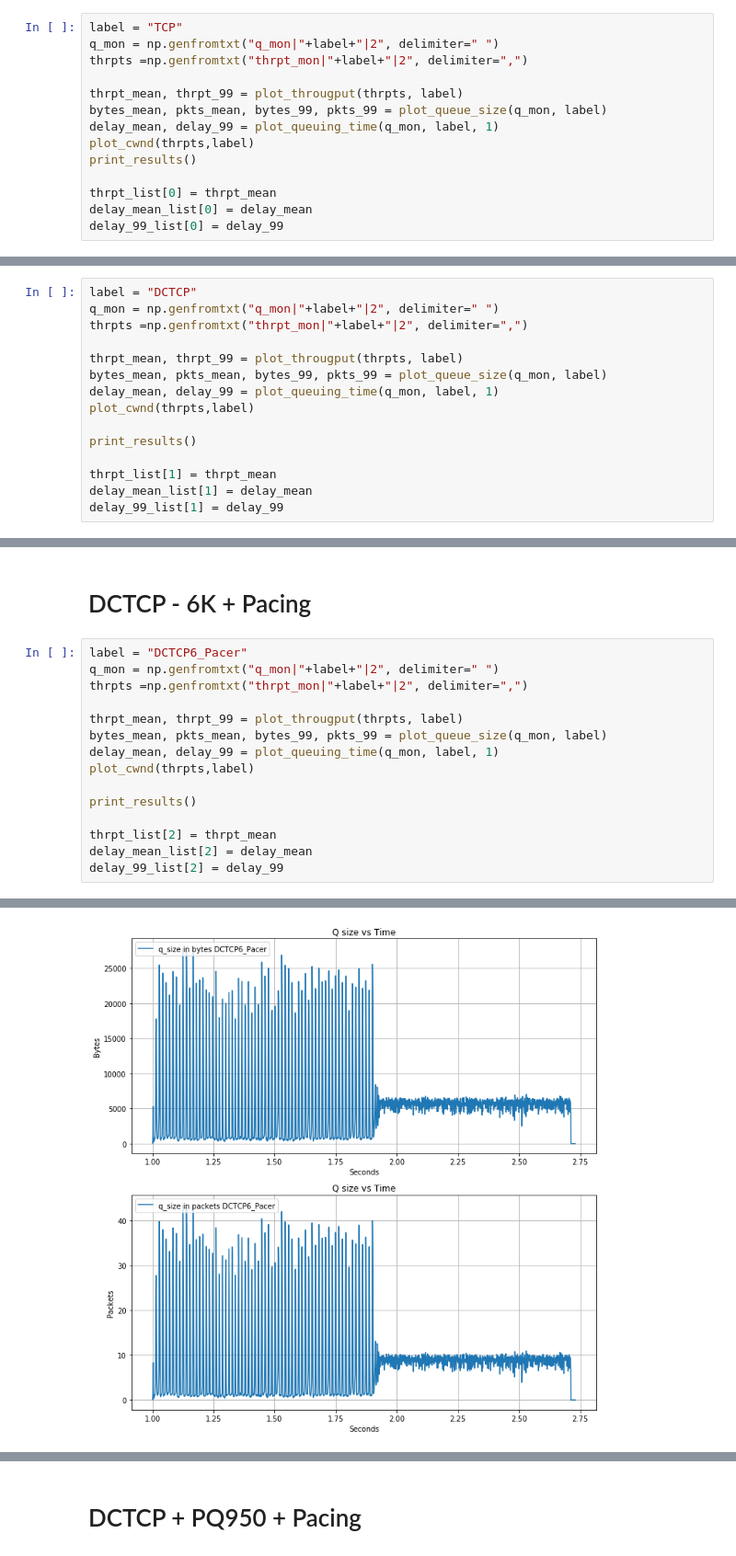
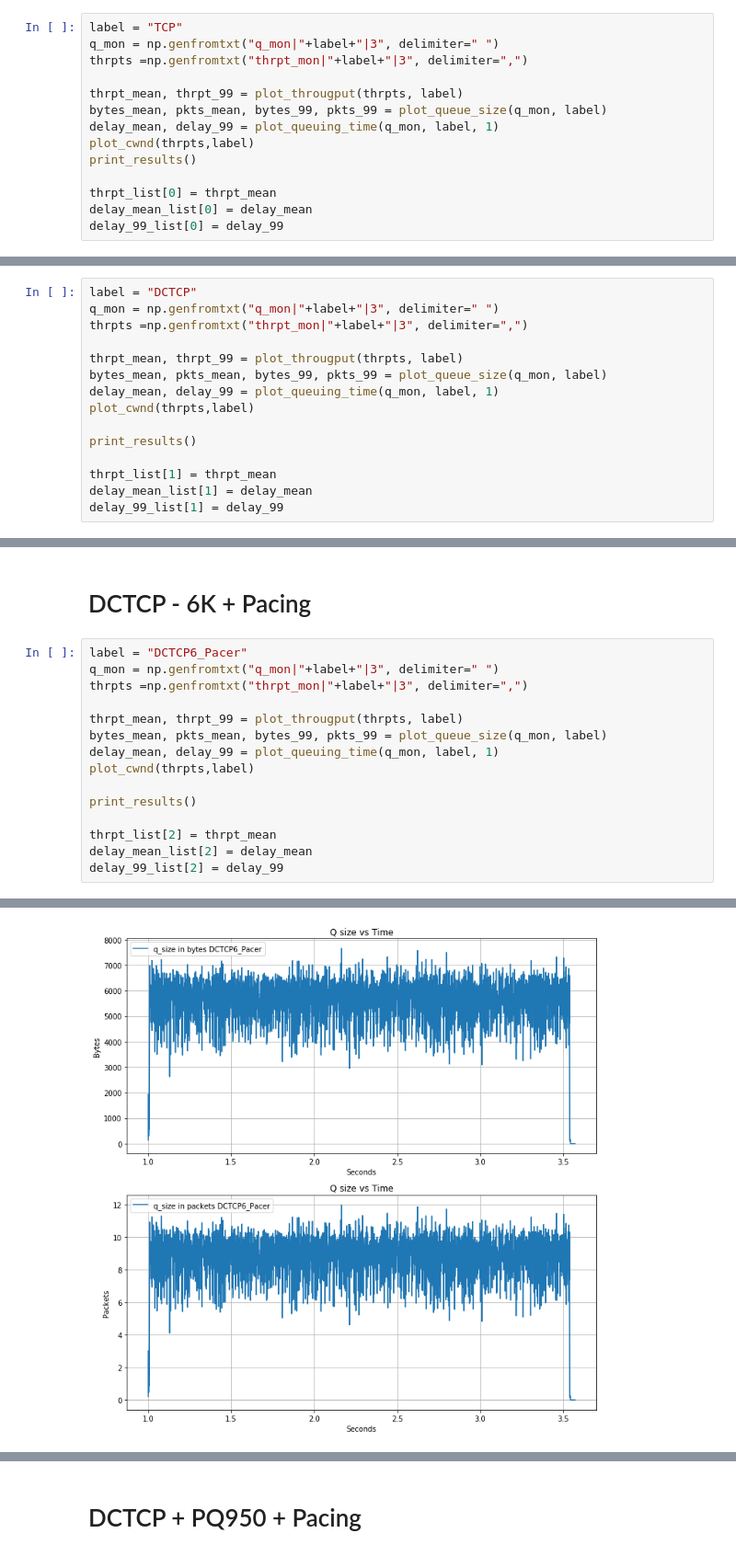
Before and after one commit to konspras/Implementation-and-end-to-end-Evaluation-of-the-HULL-Architecture, a Jupyter notebook: results/static_flow_100/Postprocess.ipynb, the cells around one changed output, grey strips where cells are left out. Shown at 92% size. Saved outputs shown, nothing was run; the diff lists cells and outputs as text.

```diff
--- a/results/static_flow_100/Postprocess.ipynb
+++ b/results/static_flow_100/Postprocess.ipynb
@@ -149,8 +149,8 @@ delay_99_list = [None]*4
 # TCP
 # %%
 label = "TCP"
-q_mon = np.genfromtxt("q_mon|"+label+"|2", delimiter=" ")
-thrpts =np.genfromtxt("thrpt_mon|"+label+"|2", delimiter=",")
+q_mon = np.genfromtxt("q_mon|"+label+"|3", delimiter=" ")
+thrpts =np.genfromtxt("thrpt_mon|"+label+"|3", delimiter=",")
 
 thrpt_mean, thrpt_99 = plot_througput(thrpts, label)
 bytes_mean, pkts_mean, bytes_99, pkts_99 = plot_queue_size(q_mon, label)
@@ -175,8 +175,8 @@ Mean thrpt in Mbps 931.3519813519814 and 99th percentile thrpt in Mbps 950.40000
 # DCTCP - 30K
 # %%
 label = "DCTCP"
-q_mon = np.genfromtxt("q_mon|"+label+"|2", delimiter=" ")
-thrpts =np.genfromtxt("thrpt_mon|"+label+"|2", delimiter=",")
+q_mon = np.genfromtxt("q_mon|"+label+"|3", delimiter=" ")
+thrpts =np.genfromtxt("thrpt_mon|"+label+"|3", delimiter=",")
 
 thrpt_mean, thrpt_99 = plot_througput(thrpts, label)
 bytes_mean, pkts_mean, bytes_99, pkts_99 = plot_queue_size(q_mon, label)
@@ -202,8 +202,8 @@ Mean thrpt in Mbps 935.672514619883 and 99th percentile thrpt in Mbps 960.0
 # DCTCP - 6K + Pacing
 # %%
 label = "DCTCP6_Pacer"
-q_mon = np.genfromtxt("q_mon|"+label+"|2", delimiter=" ")
-thrpts =np.genfromtxt("thrpt_mon|"+label+"|2", delimiter=",")
+q_mon = np.genfromtxt("q_mon|"+label+"|3", delimiter=" ")
+thrpts =np.genfromtxt("thrpt_mon|"+label+"|3", delimiter=",")
 
 thrpt_mean, thrpt_99 = plot_througput(thrpts, label)
 bytes_mean, pkts_mean, bytes_99, pkts_99 = plot_queue_size(q_mon, label)
@@ -225 +225 @@ Mean thrpt in Mbps 924.85549132948 and 99th percentile thrpt in Mbps 960.0
-[figure, old version]
+[figure, new version]
```
Also changed, not shown: parts of 5 cells of this notebook, 39 other files.
